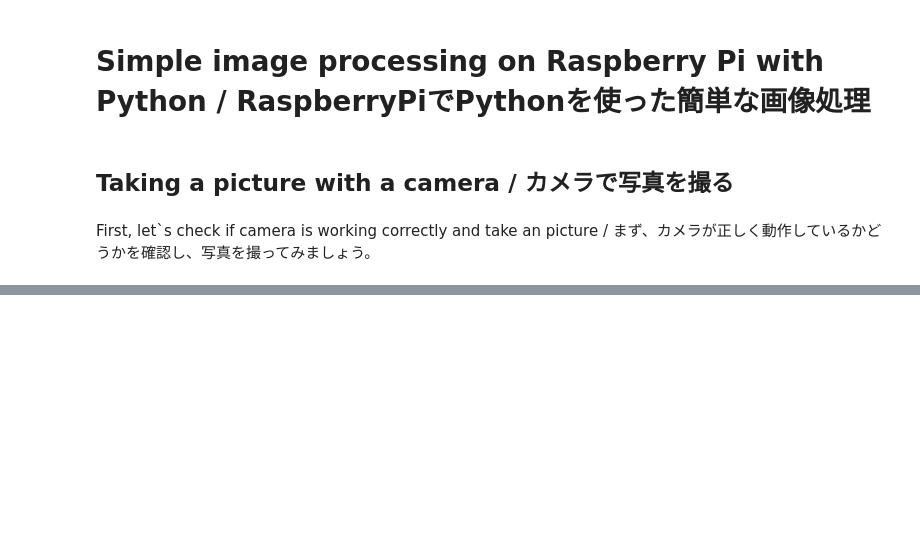
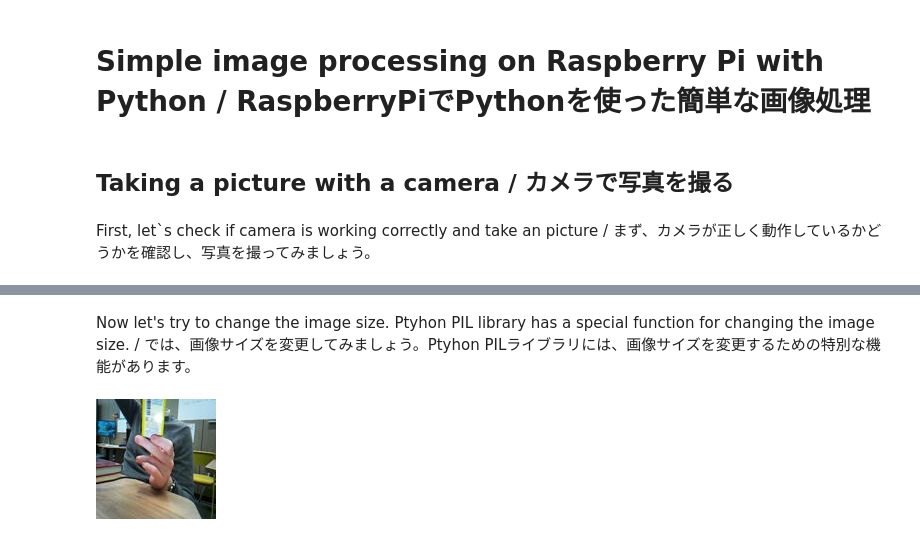
Before and after one commit to SirSerow/image_processing_practice, a Jupyter notebook: initial_image_processing/pillow.ipynb, the cells around one changed output, grey strips where cells are left out. Cells and saved outputs as stored; diff of their text form; code cells hidden in the pictures; blank space fills up the shorter version.

```diff
--- a/initial_image_processing/pillow.ipynb
+++ b/initial_image_processing/pillow.ipynb
@@ -77,0 +109,8 @@ Image saved to pictures/image.jpg
+# %% [markdown]
+Now let's try to change the image size. Ptyhon PIL library has a special function for changing the image size. / では、画像サイズを変更してみましょう。Ptyhon PILライブラリには、画像サイズを変更するための特別な機能があります。
+# %%
+size = (120,120)  # New size
+resized_image = image.resize(size)
+save_and_show_output(resized_image)
+# %% [output]
+[figure, added]
```
Also changed, not shown: parts of 23 cells of this notebook.
